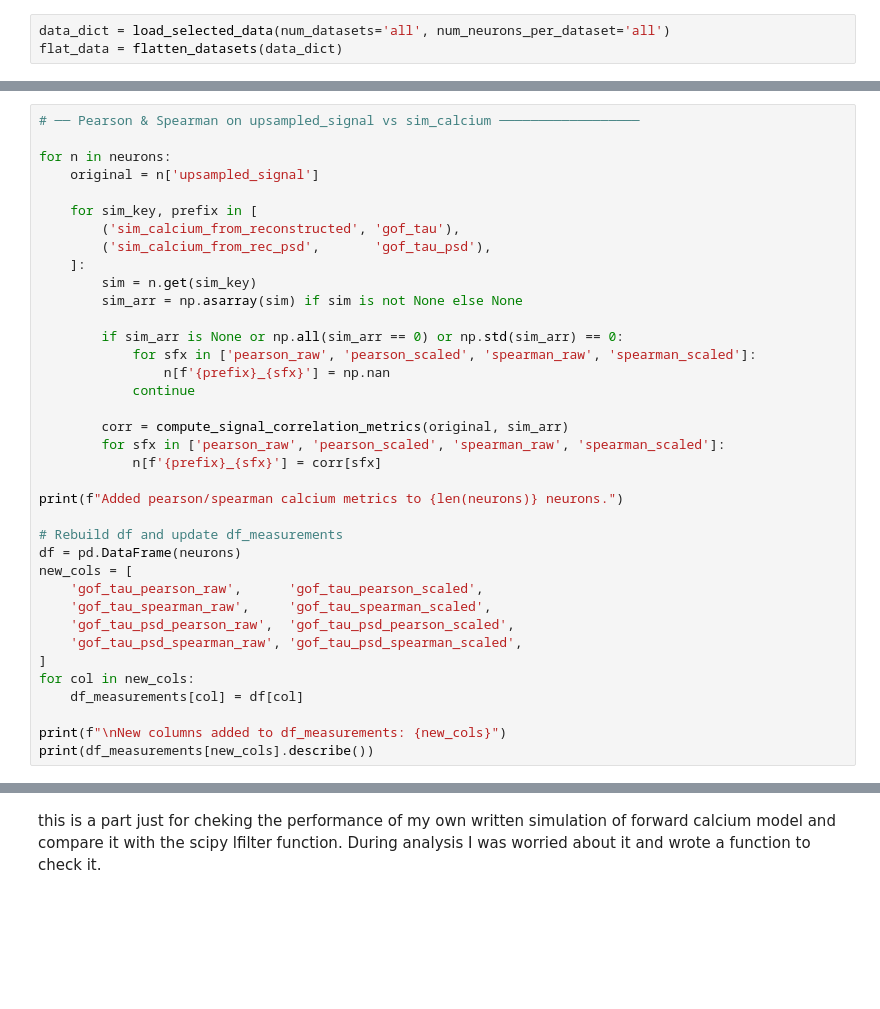
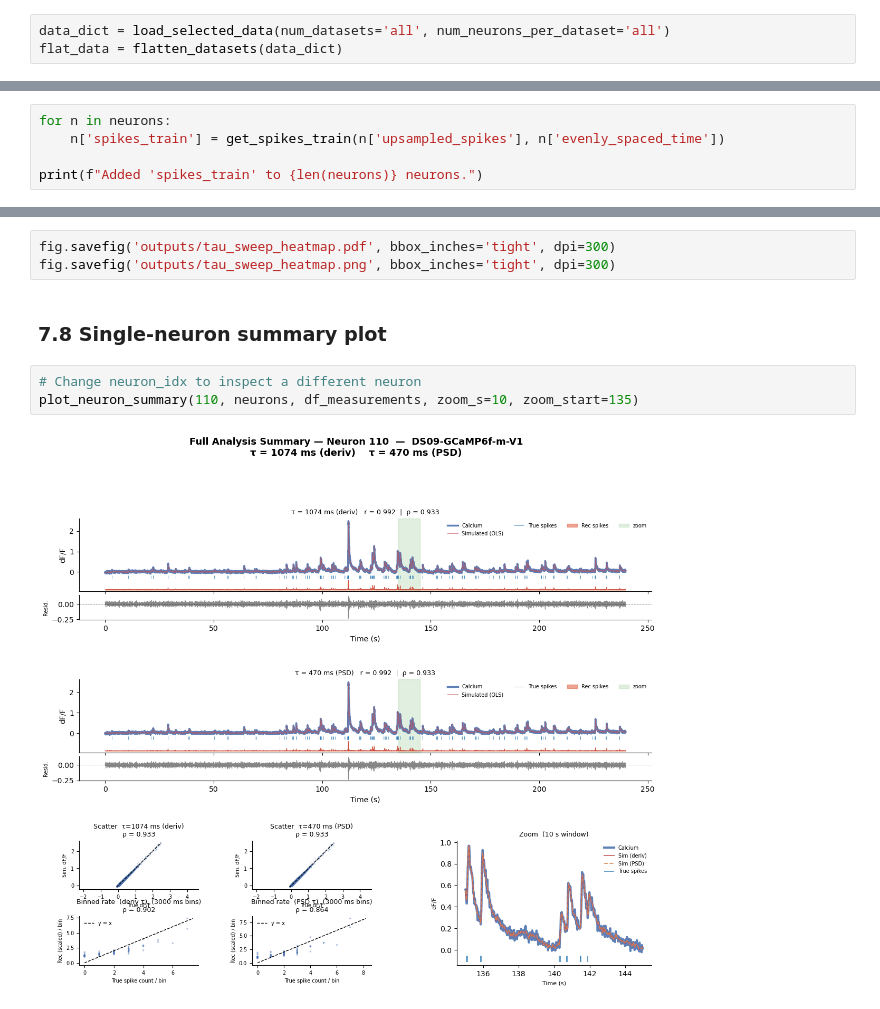
Before and after one commit to mjoudy/Cascade, a Jupyter notebook: active_neurons.ipynb, the cells around one changed output, grey strips where cells are left out. Saved outputs shown, nothing was run; the diff lists cells and outputs as text; blank space fills up the shorter version.

```diff
--- a/active_neurons.ipynb
+++ b/active_neurons.ipynb
@@ -998,0 +102,5 @@ print(df_measurements.columns.tolist())
+# %%
+for n in neurons:
+    n['spikes_train'] = get_spikes_train(n['upsampled_spikes'], n['evenly_spaced_time'])
+
+print(f"Added 'spikes_train' to {len(neurons)} neurons.")
@@ -1091,37 +663,0 @@ max    308693.050687      3.733182     993343.649749          4.214463
-# %%
-# ── Pearson & Spearman on upsampled_signal vs sim_calcium ──────────────────
-
-for n in neurons:
-    original = n['upsampled_signal']
-
-    for sim_key, prefix in [
-        ('sim_calcium_from_reconstructed', 'gof_tau'),
-        ('sim_calcium_from_rec_psd',       'gof_tau_psd'),
-    ]:
-        sim = n.get(sim_key)
-        sim_arr = np.asarray(sim) if sim is not None else None
-
-        if sim_arr is None or np.all(sim_arr == 0) or np.std(sim_arr) == 0:
-            for sfx in ['pearson_raw', 'pearson_scaled', 'spearman_raw', 'spearman_scaled']:
-                n[f'{prefix}_{sfx}'] = np.nan
-            continue
-
-        corr = compute_signal_correlation_metrics(original, sim_arr)
-        for sfx in ['pearson_raw', 'pearson_scaled', 'spearman_raw', 'spearman_scaled']:
-            n[f'{prefix}_{sfx}'] = corr[sfx]
-
-print(f"Added pearson/spearman calcium metrics to {len(neurons)} neurons.")
-
-# Rebuild df and update df_measurements
-df = pd.DataFrame(neurons)
-new_cols = [
-    'gof_tau_pearson_raw',      'gof_tau_pearson_scaled',
-    'gof_tau_spearman_raw',     'gof_tau_spearman_scaled',
-    'gof_tau_psd_pearson_raw',  'gof_tau_psd_pearson_scaled',
-    'gof_tau_psd_spearman_raw', 'gof_tau_psd_spearman_scaled',
-]
-for col in new_cols:
-    df_measurements[col] = df[col]
-
-print(f"\nNew columns added to df_measurements: {new_cols}")
-print(df_measurements[new_cols].describe())
@@ -2449,2 +1024,10 @@ Difference   mean = 0.0000,  std = 0.3965,  max|diff| = 1.1788, tau = 400.0 fram
-# %% [markdown]
-this is a part just for cheking the performance of my own written simulation of forward calcium model and compare it with the scipy lfilter function. During analysis I was worried about it and wrote a function to check it.
+# %%
+fig.savefig('outputs/tau_sweep_heatmap.pdf', bbox_inches='tight', dpi=300)
+fig.savefig('outputs/tau_sweep_heatmap.png', bbox_inches='tight', dpi=300)
+# %% [markdown]
+### 7.8  Single-neuron summary plot
+# %%
+# Change neuron_idx to inspect a different neuron
+plot_neuron_summary(110, neurons, df_measurements, zoom_s=10, zoom_start=135)
+# %% [output]
+[figure, added]
```
Also changed, not shown: parts of 107 cells of this notebook, 19 other files.
